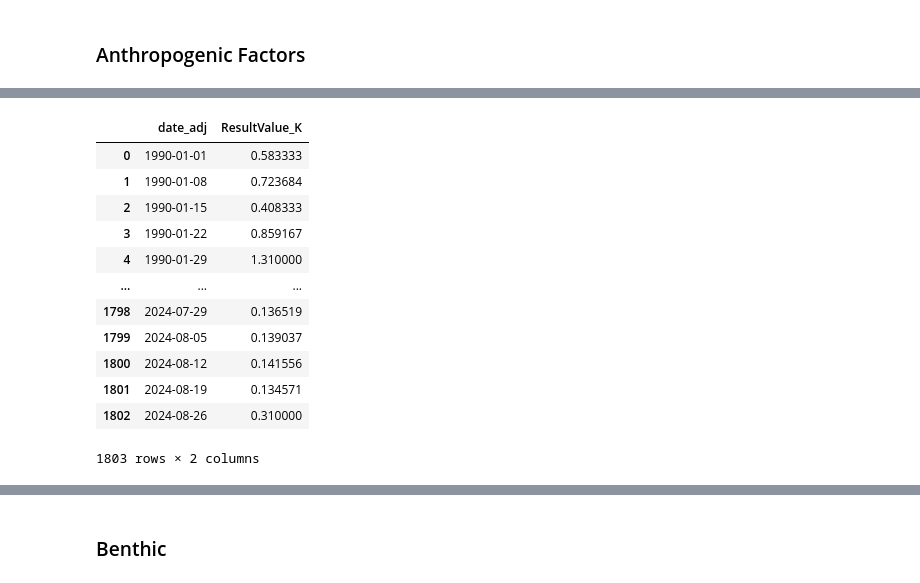
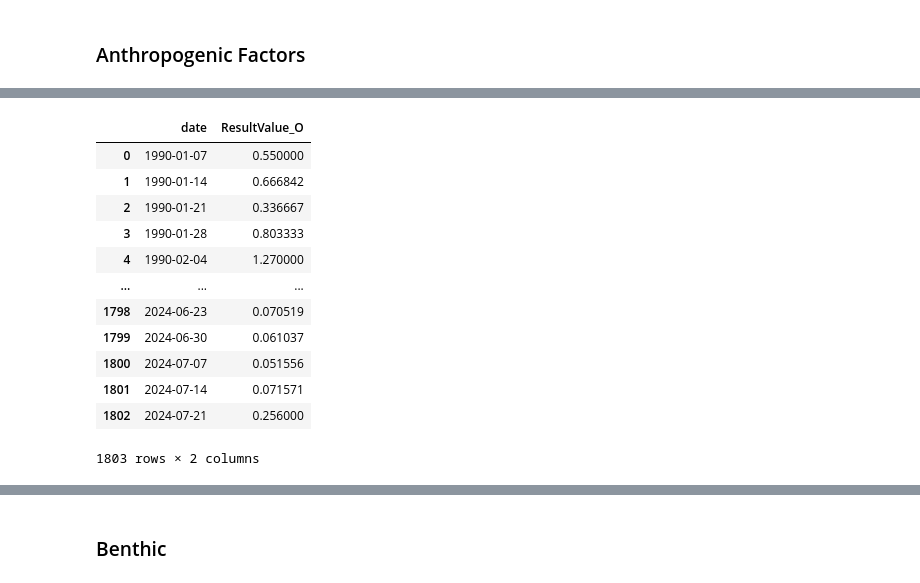
Before and after one commit to aiaxmaior/Tampa_Apollo_AnthropogenicIndex, a Jupyter notebook: notebooks/Final_A.P.Index_RNN_FINAL.ipynb, the cells around one changed output, grey strips where cells are left out. Saved outputs shown, nothing was run; the diff lists cells and outputs as text; code cells hidden in the pictures.

```diff
--- a/notebooks/Final_A.P.Index_RNN_FINAL.ipynb
+++ b/notebooks/Final_A.P.Index_RNN_FINAL.ipynb
@@ -54,7 +61,9 @@ nekton_tbni=pd.read_csv('Nekton.csv')
 # %%
 os.chdir('J:\\Brainstation\\BS Git\\human Imact\\Nutrient_loading')
 # %%
-VAR_data=pd.read_csv('Nitrates_VAR.csv')
+VAR_data=pd.read_csv('Nitrates_VAR_organics.csv')
+# %%
+VAR_data.columns=['date','ResultValue_K','ResultValue_A','ResultValue_N','ResultValue_O']
 # %% [markdown]
 ### A little preprocessing
 # %% [markdown]
@@ -1032,2 +1069,3 @@ Nit_final=pd.read_csv('NIT_FINAL.csv')
 # %%
-VAR_data
+# "VAR DATA" are just the cleaned data for each individual compound in mg/L.
+ncompounds=VAR_data
@@ -1048,18 +1088,19 @@ VAR_data
 # %%
-Organic_Nitrates=VAR_data[['date_adj','ResultValue_K']]
+org_n=ncompounds[['date','ResultValue_O']]
+inorg_n=ncompounds[['date','ResultValue_K','ResultValue_A','ResultValue_N']]
 # %%
-Organic_Nitrates
+org_n
 # %% [output]
-|  | date_adj | ResultValue_K |
-| 0 | 1990-01-01 | 0.583333 |
-| 1 | 1990-01-08 | 0.723684 |
-| 2 | 1990-01-15 | 0.408333 |
-| 3 | 1990-01-22 | 0.859167 |
-| 4 | 1990-01-29 | 1.310000 |
+|  | date | ResultValue_O |
+| 0 | 1990-01-07 | 0.550000 |
+| 1 | 1990-01-14 | 0.666842 |
+| 2 | 1990-01-21 | 0.336667 |
+| 3 | 1990-01-28 | 0.803333 |
+| 4 | 1990-02-04 | 1.270000 |
 | ... | ... | ... |
-| 1798 | 2024-07-29 | 0.136519 |
-| 1799 | 2024-08-05 | 0.139037 |
-| 1800 | 2024-08-12 | 0.141556 |
-| 1801 | 2024-08-19 | 0.134571 |
-| 1802 | 2024-08-26 | 0.310000 |
+| 1798 | 2024-06-23 | 0.070519 |
+| 1799 | 2024-06-30 | 0.061037 |
+| 1800 | 2024-07-07 | 0.051556 |
+| 1801 | 2024-07-14 | 0.071571 |
+| 1802 | 2024-07-21 | 0.256000 |
 1803 rows × 2 columns
```
Also changed, not shown: parts of 58 cells of this notebook, 1 other file.
